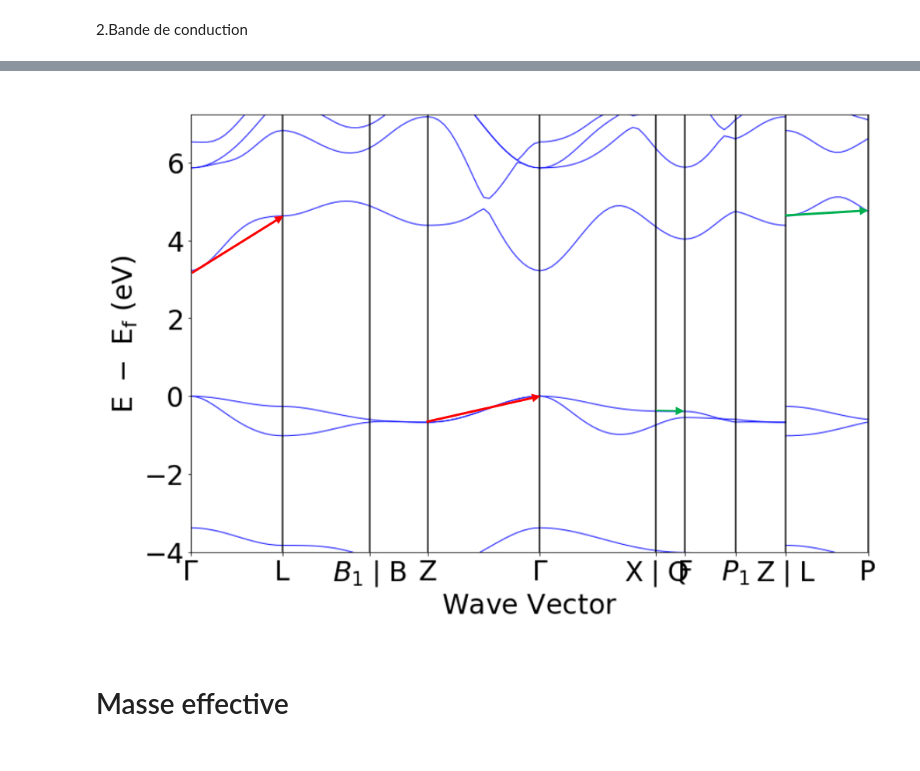
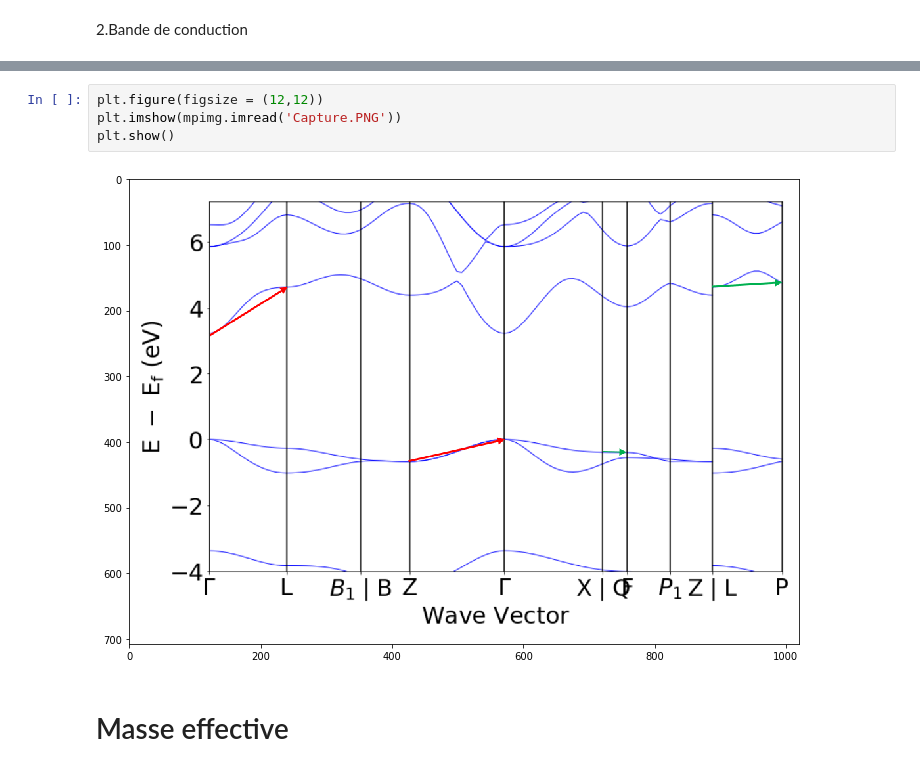
Before and after one commit to alidepierpon/lmapr1492, a Jupyter notebook: bands.ipynb, the cells around one changed output, grey strips where cells are left out. Saved outputs shown, nothing was run; the diff lists cells and outputs as text.

```diff
--- a/bands.ipynb
+++ b/bands.ipynb
@@ -113,4 +112,8 @@ Bande de conduction : direction avec le plus de dispersion =  1.7730257917324537
-# %% [markdown]
-![Capture.PNG](attachment:Capture.PNG)
+# %%
+plt.figure(figsize = (12,12))
+plt.imshow(mpimg.imread('Capture.PNG'))
+plt.show()
+# %% [output]
+[figure, added]
 # %% [markdown]
 # Masse effective
```
Also changed, not shown: parts of 3 cells of this notebook.
